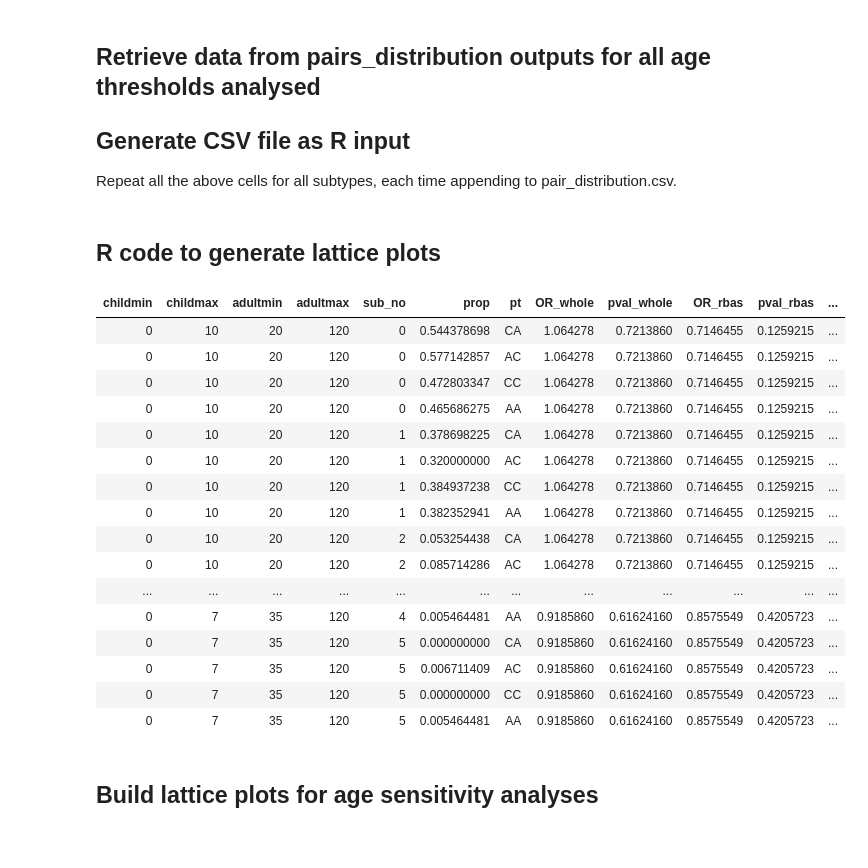
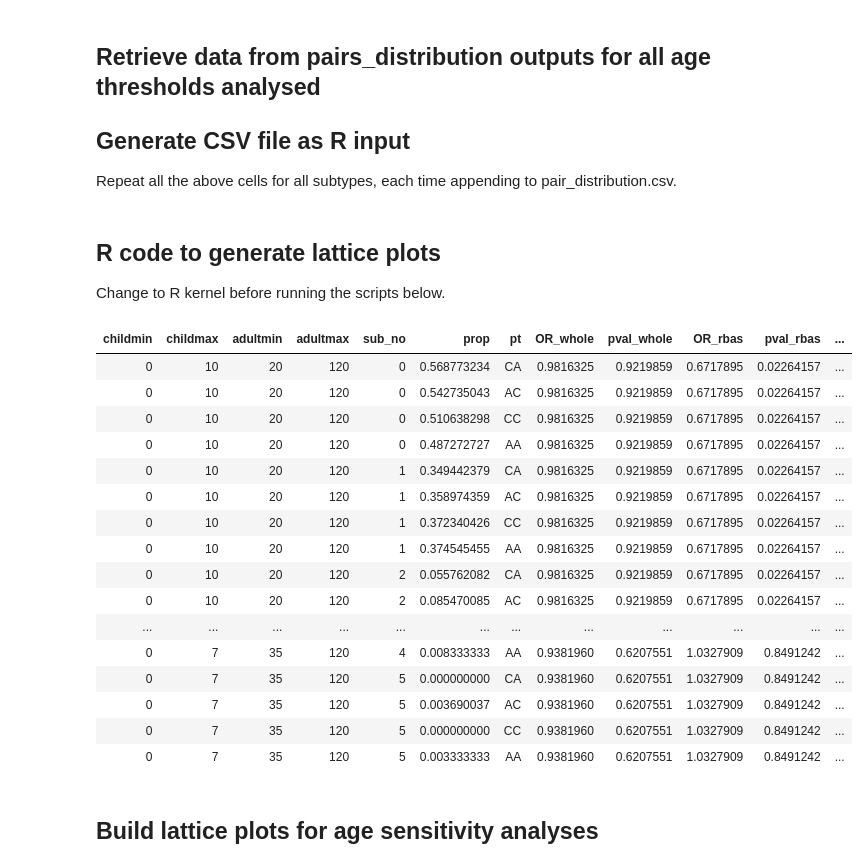
Before and after one commit to alvinxhan/ageflu, a Jupyter notebook: pair_distribution_analyses.ipynb, the cells around one changed output. Saved outputs shown, nothing was run; the diff lists cells and outputs as text; code cells hidden in the pictures.

```diff
--- a/pair_distribution_analyses.ipynb
+++ b/pair_distribution_analyses.ipynb
@@ -130,40 +132,42 @@ with open(outfname, 'w') as output:
                 output.write('{}\n'.format(','.join(output_line)))
 # %% [markdown]
 ## R code to generate lattice plots
+
+Change to R kernel before running the scripts below.
 # %%
 # load modules
 require(ggplot2)
 require(lattice)
 require(latticeExtra)
 library(RColorBrewer)
 require(gridExtra)
 
 # read data
-same_passage_binary <- 1
+same_passage_binary <- 0
 if (same_passage_binary == 1){
     data <- read.csv("pair_distributions_same-pas.csv")
 }else{
     data <- read.csv("pair_distributions.csv")
 }
 data
 # %% [output]
 | childmin | childmax | adultmin | adultmax | sub_no | prop | pt | OR_whole | pval_whole | OR_rbas | pval_rbas | ... |
-| 0 | 10 | 20 | 120 | 0 | 0.544378698 | CA | 1.064278 | 0.7213860 | 0.7146455 | 0.1259215 | ... |
-| 0 | 10 | 20 | 120 | 0 | 0.577142857 | AC | 1.064278 | 0.7213860 | 0.7146455 | 0.1259215 | ... |
-| 0 | 10 | 20 | 120 | 0 | 0.472803347 | CC | 1.064278 | 0.7213860 | 0.7146455 | 0.1259215 | ... |
-| 0 | 10 | 20 | 120 | 0 | 0.465686275 | AA | 1.064278 | 0.7213860 | 0.7146455 | 0.1259215 | ... |
-| 0 | 10 | 20 | 120 | 1 | 0.378698225 | CA | 1.064278 | 0.7213860 | 0.7146455 | 0.1259215 | ... |
-| 0 | 10 | 20 | 120 | 1 | 0.320000000 | AC | 1.064278 | 0.7213860 | 0.7146455 | 0.1259215 | ... |
-| 0 | 10 | 20 | 120 | 1 | 0.384937238 | CC | 1.064278 | 0.7213860 | 0.7146455 | 0.1259215 | ... |
-| 0 | 10 | 20 | 120 | 1 | 0.382352941 | AA | 1.064278 | 0.7213860 | 0.7146455 | 0.1259215 | ... |
-| 0 | 10 | 20 | 120 | 2 | 0.053254438 | CA | 1.064278 | 0.7213860 | 0.7146455 | 0.1259215 | ... |
-| 0 | 10 | 20 | 120 | 2 | 0.085714286 | AC | 1.064278 | 0.7213860 | 0.7146455 | 0.1259215 | ... |
+| 0 | 10 | 20 | 120 | 0 | 0.568773234 | CA | 0.9816325 | 0.9219859 | 0.6717895 | 0.02264157 | ... |
+| 0 | 10 | 20 | 120 | 0 | 0.542735043 | AC | 0.9816325 | 0.9219859 | 0.6717895 | 0.02264157 | ... |
+| 0 | 10 | 20 | 120 | 0 | 0.510638298 | CC | 0.9816325 | 0.9219859 | 0.6717895 | 0.02264157 | ... |
+| 0 | 10 | 20 | 120 | 0 | 0.487272727 | AA | 0.9816325 | 0.9219859 | 0.6717895 | 0.02264157 | ... |
+| 0 | 10 | 20 | 120 | 1 | 0.349442379 | CA | 0.9816325 | 0.9219859 | 0.6717895 | 0.02264157 | ... |
+| 0 | 10 | 20 | 120 | 1 | 0.358974359 | AC | 0.9816325 | 0.9219859 | 0.6717895 | 0.02264157 | ... |
+| 0 | 10 | 20 | 120 | 1 | 0.372340426 | CC | 0.9816325 | 0.9219859 | 0.6717895 | 0.02264157 | ... |
+| 0 | 10 | 20 | 120 | 1 | 0.374545455 | AA | 0.9816325 | 0.9219859 | 0.6717895 | 0.02264157 | ... |
+| 0 | 10 | 20 | 120 | 2 | 0.055762082 | CA | 0.9816325 | 0.9219859 | 0.6717895 | 0.02264157 | ... |
+| 0 | 10 | 20 | 120 | 2 | 0.085470085 | AC | 0.9816325 | 0.9219859 | 0.6717895 | 0.02264157 | ... |
 | ... | ... | ... | ... | ... | ... | ... | ... | ... | ... | ... | ... |
-| 0 | 7 | 35 | 120 | 4 | 0.005464481 | AA | 0.9185860 | 0.61624160 | 0.8575549 | 0.4205723 | ... |
-| 0 | 7 | 35 | 120 | 5 | 0.000000000 | CA | 0.9185860 | 0.61624160 | 0.8575549 | 0.4205723 | ... |
-| 0 | 7 | 35 | 120 | 5 | 0.006711409 | AC | 0.9185860 | 0.61624160 | 0.8575549 | 0.4205723 | ... |
-| 0 | 7 | 35 | 120 | 5 | 0.000000000 | CC | 0.9185860 | 0.61624160 | 0.8575549 | 0.4205723 | ... |
-| 0 | 7 | 35 | 120 | 5 | 0.005464481 | AA | 0.9185860 | 0.61624160 | 0.8575549 | 0.4205723 | ... |
+| 0 | 7 | 35 | 120 | 4 | 0.008333333 | AA | 0.9381960 | 0.6207551 | 1.0327909 | 0.8491242 | ... |
+| 0 | 7 | 35 | 120 | 5 | 0.000000000 | CA | 0.9381960 | 0.6207551 | 1.0327909 | 0.8491242 | ... |
+| 0 | 7 | 35 | 120 | 5 | 0.003690037 | AC | 0.9381960 | 0.6207551 | 1.0327909 | 0.8491242 | ... |
+| 0 | 7 | 35 | 120 | 5 | 0.000000000 | CC | 0.9381960 | 0.6207551 | 1.0327909 | 0.8491242 | ... |
+| 0 | 7 | 35 | 120 | 5 | 0.003333333 | AA | 0.9381960 | 0.6207551 | 1.0327909 | 0.8491242 | ... |
 # %% [markdown]
 ## Build lattice plots for age sensitivity analyses
 # %%
```
Also changed, not shown: parts of 5 cells of this notebook, 21 other files.
